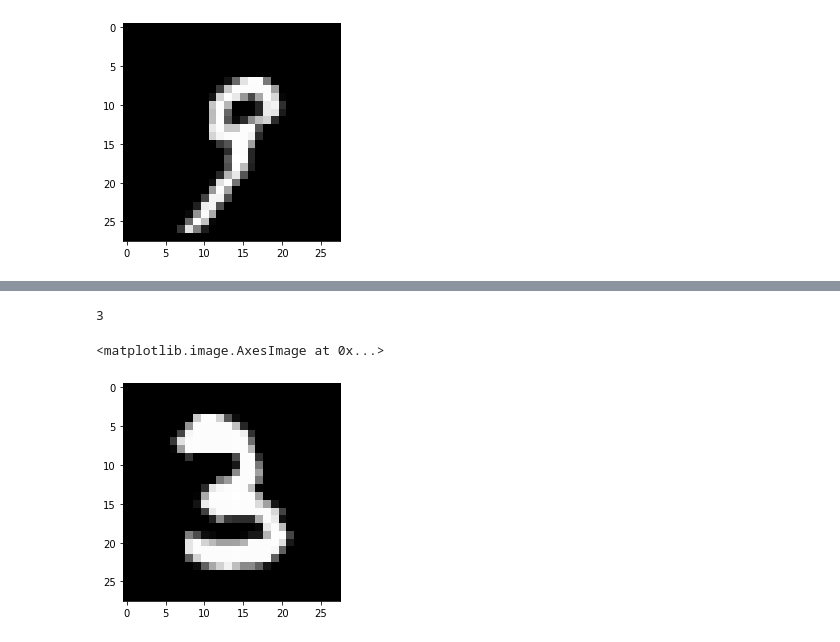
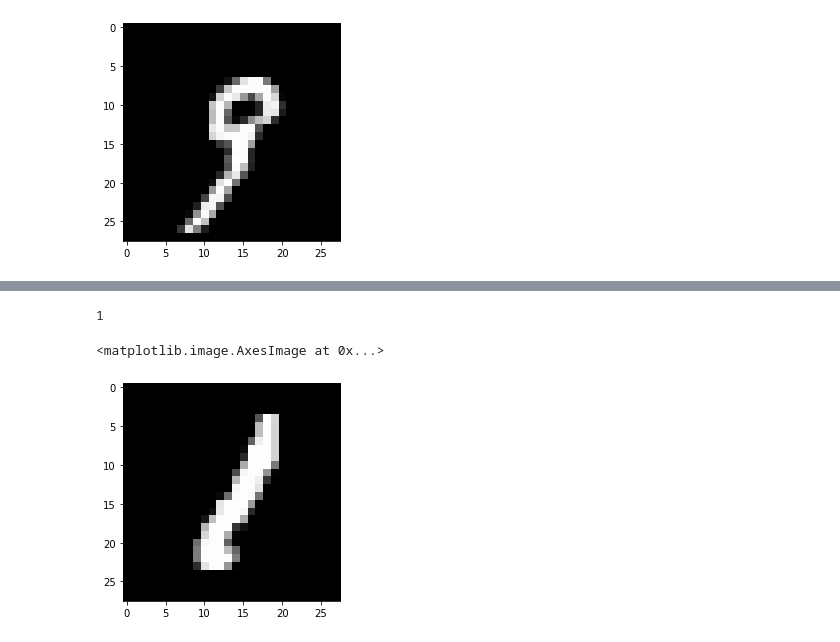
Before and after one commit to inrok86/cbpc, a Jupyter notebook: scikit.ipynb, the cells around one changed output, grey strips where cells are left out. Cells and saved outputs as stored; diff of their text form; code cells hidden in the pictures.

```diff
--- a/scikit.ipynb
+++ b/scikit.ipynb
@@ -447,10 +468,11 @@ Test set score: 0.971900
 # %%
 y_pred=mlp.predict(X_test)
 # %%
-idx=1779
+import random
+idx=random.randint(0,len(y_pred))
 print(y_pred[idx])
 plt.imshow(X_test.iloc[idx].to_numpy().reshape(28,28)*256)
 # %% [output]
-3
+1
 <matplotlib.image.AxesImage at 0x...>
-[figure, old version]
+[figure, new version]
```
Also changed, not shown: parts of 13 cells of this notebook.
